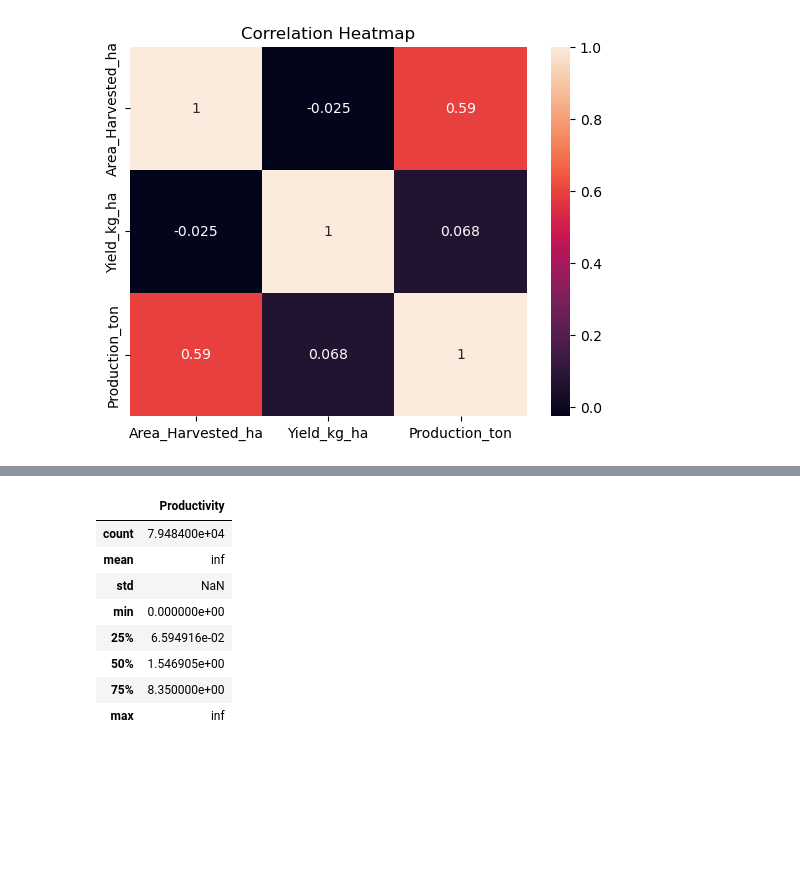
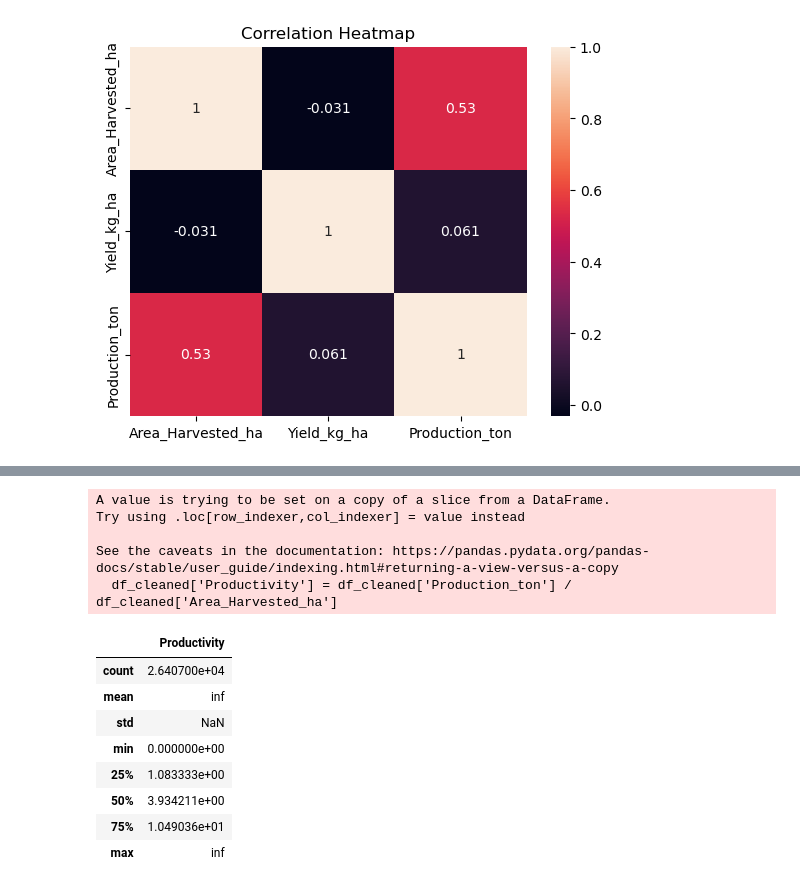
Before and after one commit to AnushkaMishra29/CropProduction, a Jupyter notebook: CropProductionRegression.ipynb, the cells around one changed output, grey strips where cells are left out. Saved outputs shown, nothing was run; the diff lists cells and outputs as text; code cells hidden in the pictures; blank space fills up the shorter version.

```diff
--- a/CropProductionRegression.ipynb
+++ b/CropProductionRegression.ipynb
@@ -390,0 +412,11 @@ plt.show()
+# %%
+df_cleaned = df_filtered.copy()
+# Select numerical columns to apply Z-score on
+numeric_cols = ['Yield_kg_ha', 'Production_ton', 'Area_Harvested_ha']
+# Calculate Z-scores
+z_scores = df_cleaned[numeric_cols].apply(zscore)
+# Filter out rows where Z-score is less than threshold (e.g., |z| < 1)
+df_cleaned = df_filtered[(z_scores < 0.5).all(axis=1)]
+# Check how much data remains
+print(f"Original shape: {df_filtered.shape}")
+print(f"Cleaned shape: {df_cleaned.shape}")
@@ -391,16 +439,21 @@ plt.show()
 # %%
 # Productivity ratio = production per hectare
-df_pivot['Productivity'] = df_pivot['Production_ton'] / df_pivot['Area_Harvested_ha']
-df_pivot[['Productivity']].describe()
+df_cleaned['Productivity'] = df_cleaned['Production_ton'] / df_cleaned['Area_Harvested_ha']
+df_cleaned[['Productivity']].describe()
 # %% [output]
+A value is trying to be set on a copy of a slice from a DataFrame.
+Try using .loc[row_indexer,col_indexer] = value instead
+
+See the caveats in the documentation: https://pandas.pydata.org/pandas-docs/stable/user_guide/indexing.html#returning-a-view-versus-a-copy
+  df_cleaned['Productivity'] = df_cleaned['Production_ton'] / df_cleaned['Area_Harvested_ha']
 |  | Productivity |
-| count | 7.948400e+04 |
+| count | 2.640700e+04 |
 | mean | inf |
 | std | NaN |
 | min | 0.000000e+00 |
-| 25% | 6.594916e-02 |
-| 50% | 1.546905e+00 |
-| 75% | 8.350000e+00 |
+| 25% | 1.083333e+00 |
+| 50% | 3.934211e+00 |
+| 75% | 1.049036e+01 |
 | max | inf |
 # %%
 features = ['Area_Harvested_ha', 'Yield_kg_ha', 'Year']
```
Also changed, not shown: parts of 11 cells of this notebook.
